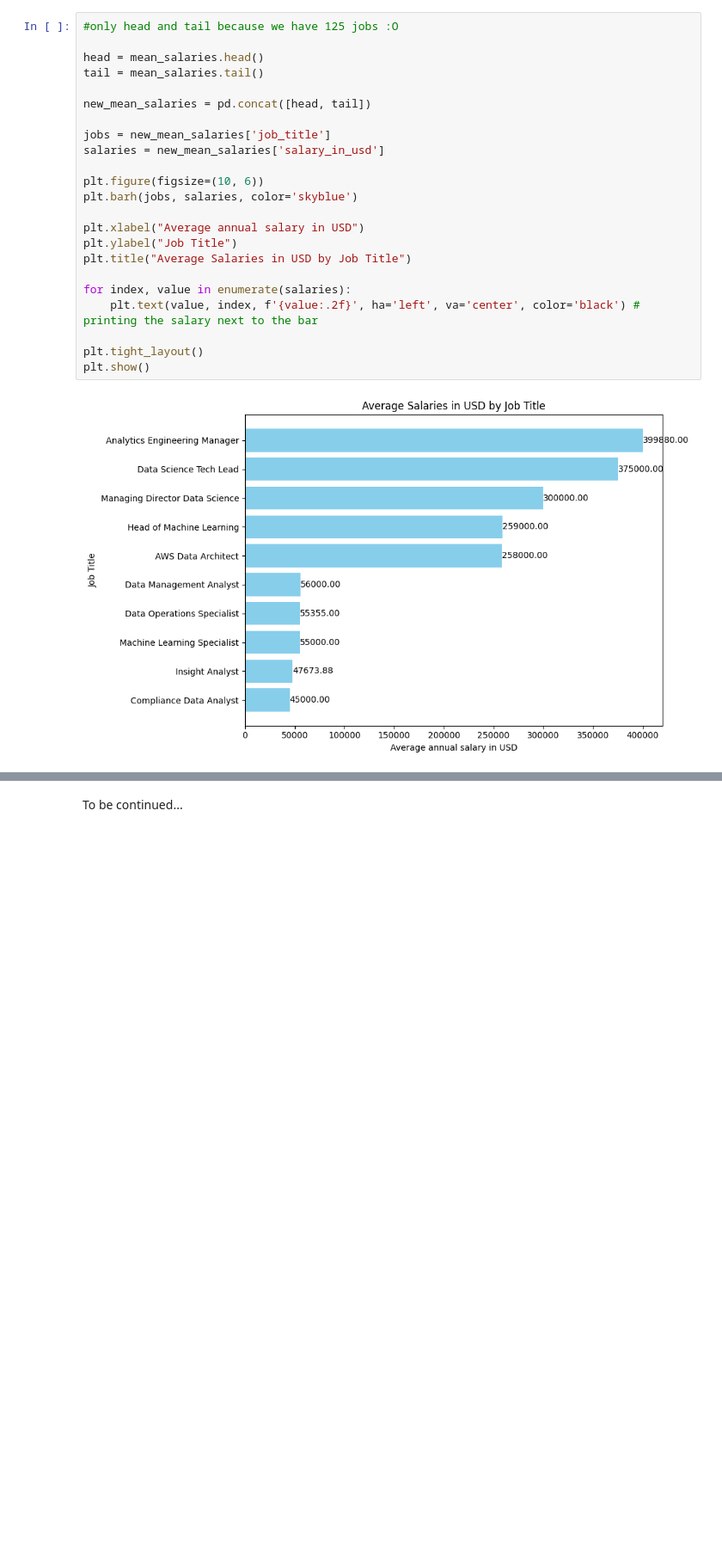
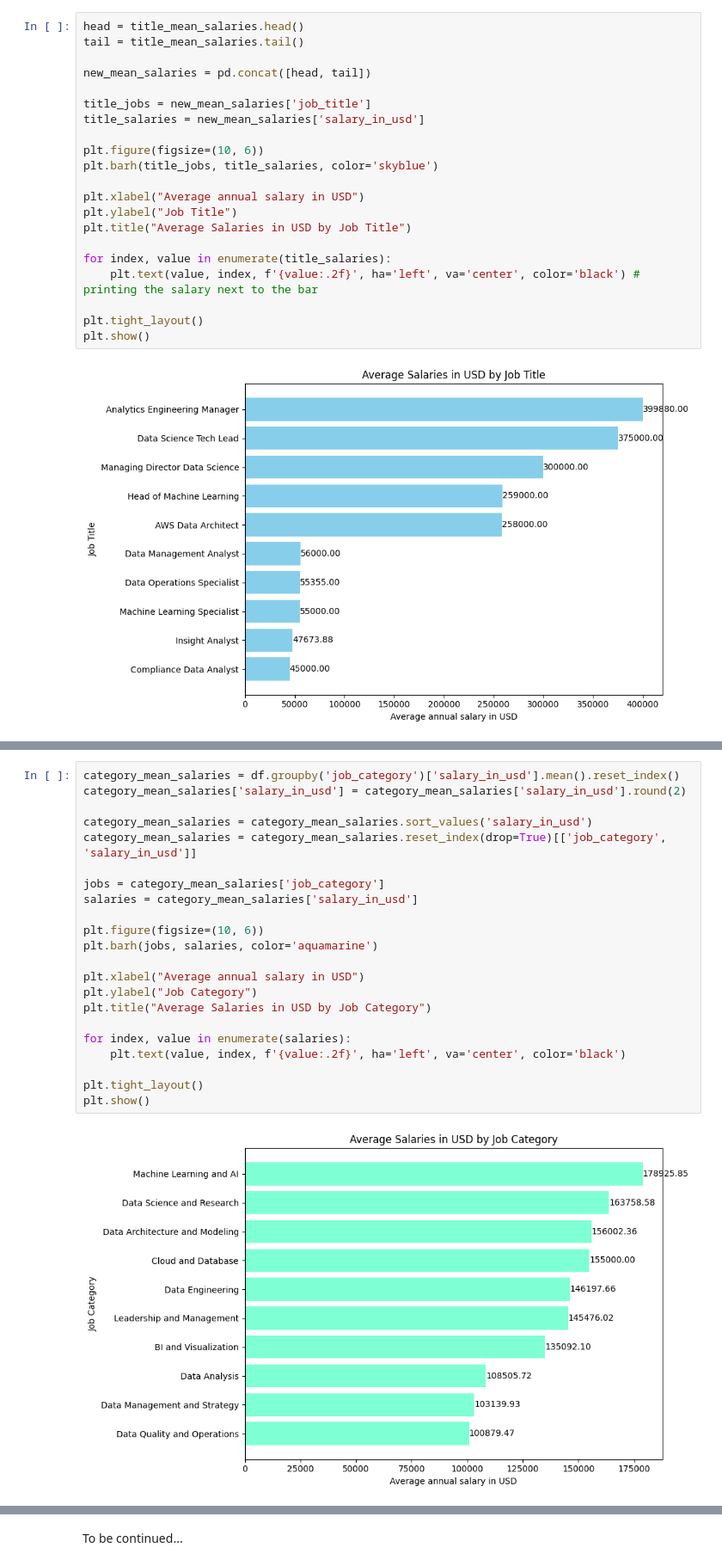
Before and after one commit to victorpss/jobs-salaries-data-science, a Jupyter notebook: jobs_in_DS.ipynb, the cells around one changed output, grey strips where cells are left out. Shown at 86% size. Cells and saved outputs as stored; diff of their text form; blank space fills up the shorter version.

Commit message:
add new bar graph (salary by job category)

```diff
--- a/jobs_in_DS.ipynb
+++ b/jobs_in_DS.ipynb
@@ -68,24 +107,22 @@ mean_salaries
 # %% [markdown]
 Since we have 125 jobs titles, it is better to plot the head and tail of this dataset, otherwise the graph will be harmful to our eyes.
 # %%
-#only head and tail because we have 125 jobs :O
-
-head = mean_salaries.head()
-tail = mean_salaries.tail()
+head = title_mean_salaries.head()
+tail = title_mean_salaries.tail()
 
 new_mean_salaries = pd.concat([head, tail])
 
-jobs = new_mean_salaries['job_title']
-salaries = new_mean_salaries['salary_in_usd']
+title_jobs = new_mean_salaries['job_title']
+title_salaries = new_mean_salaries['salary_in_usd']
 
 plt.figure(figsize=(10, 6))
-plt.barh(jobs, salaries, color='skyblue')
+plt.barh(title_jobs, title_salaries, color='skyblue')
 
 plt.xlabel("Average annual salary in USD")
 plt.ylabel("Job Title")
 plt.title("Average Salaries in USD by Job Title")
 
-for index, value in enumerate(salaries):
+for index, value in enumerate(title_salaries):
     plt.text(value, index, f'{value:.2f}', ha='left', va='center', color='black') # printing the salary next to the bar
 
 plt.tight_layout()
@@ -96,0 +153,24 @@ Wow! As you can see, managers and tech leads earn the highest salaries ...
+# %%
+category_mean_salaries = df.groupby('job_category')['salary_in_usd'].mean().reset_index()
+category_mean_salaries['salary_in_usd'] = category_mean_salaries['salary_in_usd'].round(2)
+
+category_mean_salaries = category_mean_salaries.sort_values('salary_in_usd')
+category_mean_salaries = category_mean_salaries.reset_index(drop=True)[['job_category', 'salary_in_usd']]
+
+jobs = category_mean_salaries['job_category']
+salaries = category_mean_salaries['salary_in_usd']
+
+plt.figure(figsize=(10, 6))
+plt.barh(jobs, salaries, color='aquamarine')
+
+plt.xlabel("Average annual salary in USD")
+plt.ylabel("Job Category")
+plt.title("Average Salaries in USD by Job Category")
+
+for index, value in enumerate(salaries):
+    plt.text(value, index, f'{value:.2f}', ha='left', va='center', color='black')
+
+plt.tight_layout()
+plt.show()
+# %% [output]
+[figure, added]
```
Also changed, not shown: parts of 12 cells of this notebook.
